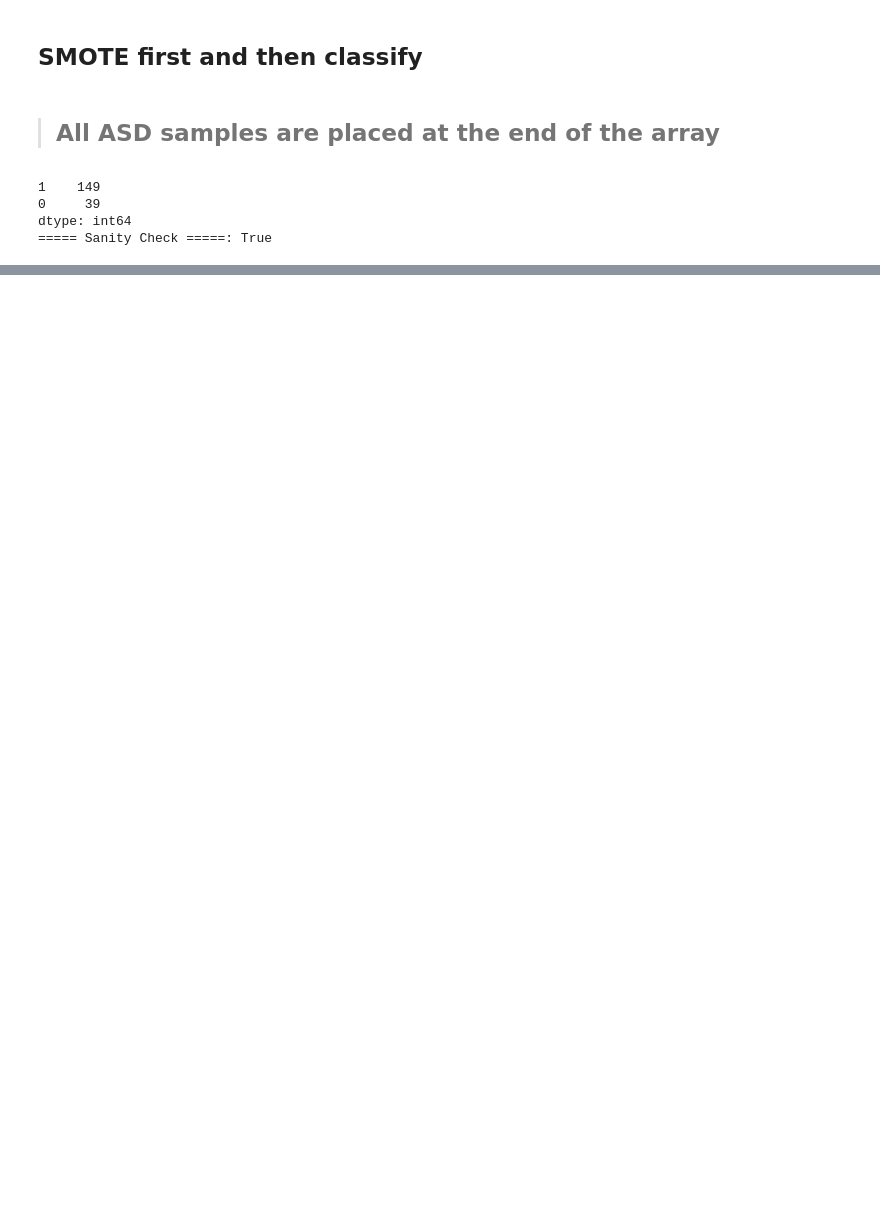
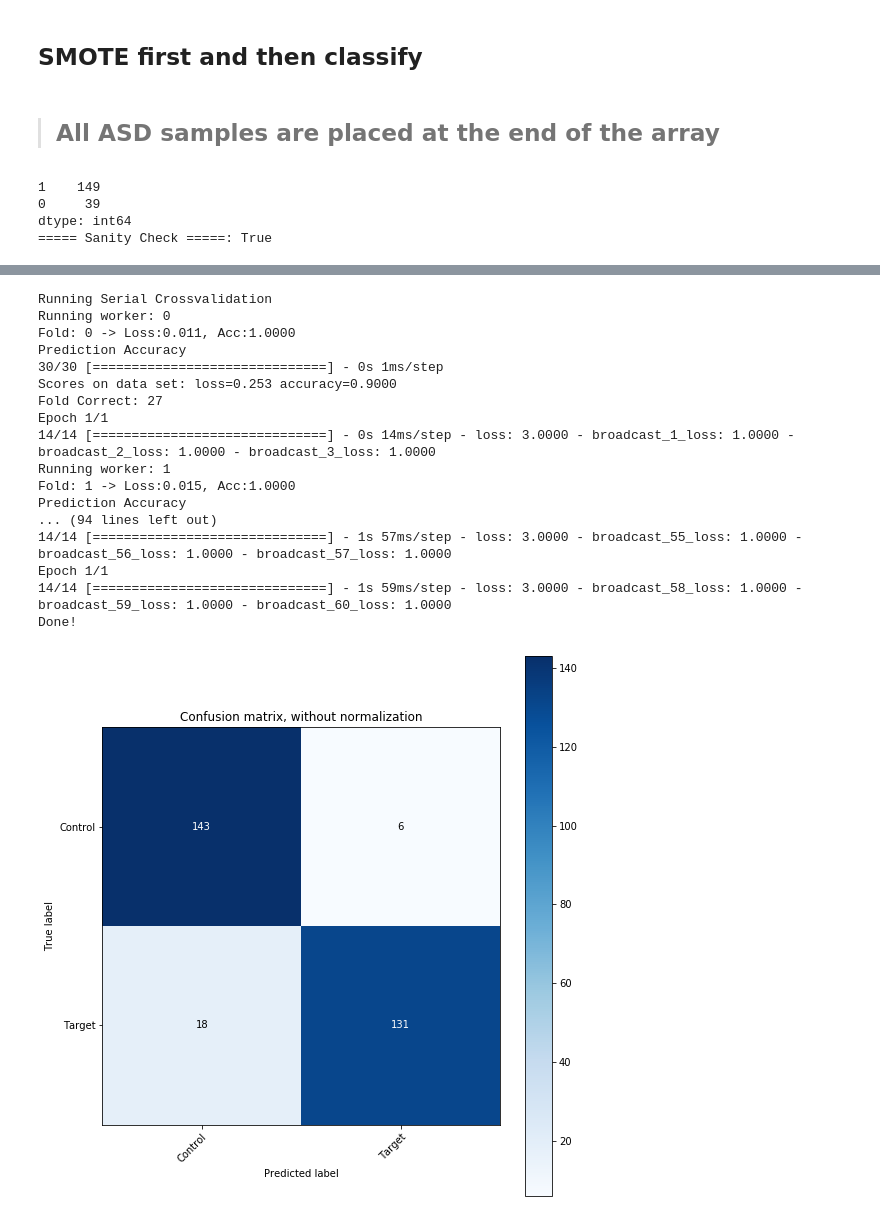
Before and after one commit to ahsanMah/interpretDL, a Jupyter notebook: ASD/ASD_HR-ve.ipynb, the cells around one changed output, grey strips where cells are left out. Cells and saved outputs as stored; diff of their text form; code cells hidden in the pictures; blank space fills up the shorter version.

```diff
--- a/ASD/ASD_HR-ve.ipynb
+++ b/ASD/ASD_HR-ve.ipynb
@@ -550,0 +384,3 @@ dnn_predictions.T.plot(kind="bar", figsize=(16,8), grid=True, title="Predictions
+# %%
+num_synths=len(synth_train)-len(data)
+num_synths
@@ -550,0 +389,7 @@ dnn_predictions.T.plot(kind="bar", figsize=(16,8), grid=True, title="Predictions
+# %%
+synth_samples = pd.DataFrame(synth_train[-num_synths:],
+                             index=range(-1,-num_synths-1,-1),
+                             columns=data.columns)
+synth_labels = pd.Series(synth_y[-num_synths:],
+                             index=range(-1,-num_synths-1,-1))
+synth_samples.head()
@@ -550,0 +404,32 @@ dnn_predictions.T.plot(kind="bar", figsize=(16,8), grid=True, title="Predictions
+# %%
+synth_data = pd.concat([data, synth_samples],axis=0)
+combined_labels = pd.concat([risk_labels, synth_labels],axis=0)
+
+synth_train_data, synth_train_labels, test_data, test_labels = synth_data, combined_labels, [], []
+# %%
+dnn = build_dnn(num_features=synth_data.shape[1], num_labels=1, activation="relu")
+smote_pipeline = ClusterPipeline(dnn, [synth_train_data, synth_train_labels],[test_data, test_labels],
+                                 target_class=0, reducer=reducer, softmax=False,
+                                 analyzer_type="pattern.attribution")
+# %%
+cm = smote_pipeline.train_model(batch_size=int(10), epochs=500, cross_validation=True,
+                                parallel=False, verbose=0)
+# %% [output]
+Running Serial Crossvalidation
+Running worker: 0
+Fold: 0 -> Loss:0.011, Acc:1.0000
+Prediction Accuracy
+30/30 [==============================] - 0s 1ms/step
+Scores on data set: loss=0.253 accuracy=0.9000
+Fold Correct: 27
+Epoch 1/1
+14/14 [==============================] - 0s 14ms/step - loss: 3.0000 - broadcast_1_loss: 1.0000 - broadcast_2_loss: 1.0000 - broadcast_3_loss: 1.0000
+Running worker: 1
+Fold: 1 -> Loss:0.015, Acc:1.0000
+Prediction Accuracy
+... (94 lines left out)
+14/14 [==============================] - 1s 57ms/step - loss: 3.0000 - broadcast_55_loss: 1.0000 - broadcast_56_loss: 1.0000 - broadcast_57_loss: 1.0000
+Epoch 1/1
+14/14 [==============================] - 1s 59ms/step - loss: 3.0000 - broadcast_58_loss: 1.0000 - broadcast_59_loss: 1.0000 - broadcast_60_loss: 1.0000
+Done!
+[figure, added]
```
Also changed, not shown: parts of 41 cells of this notebook.
